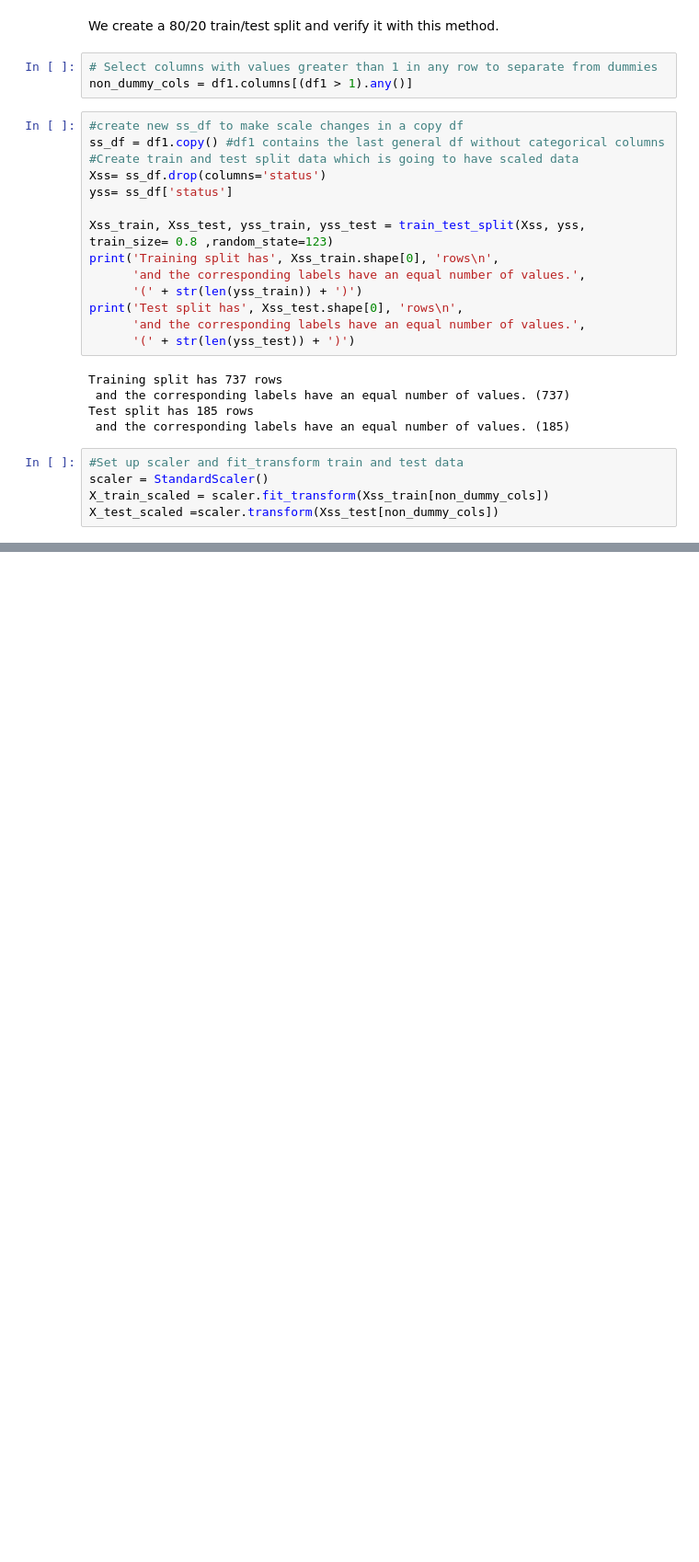
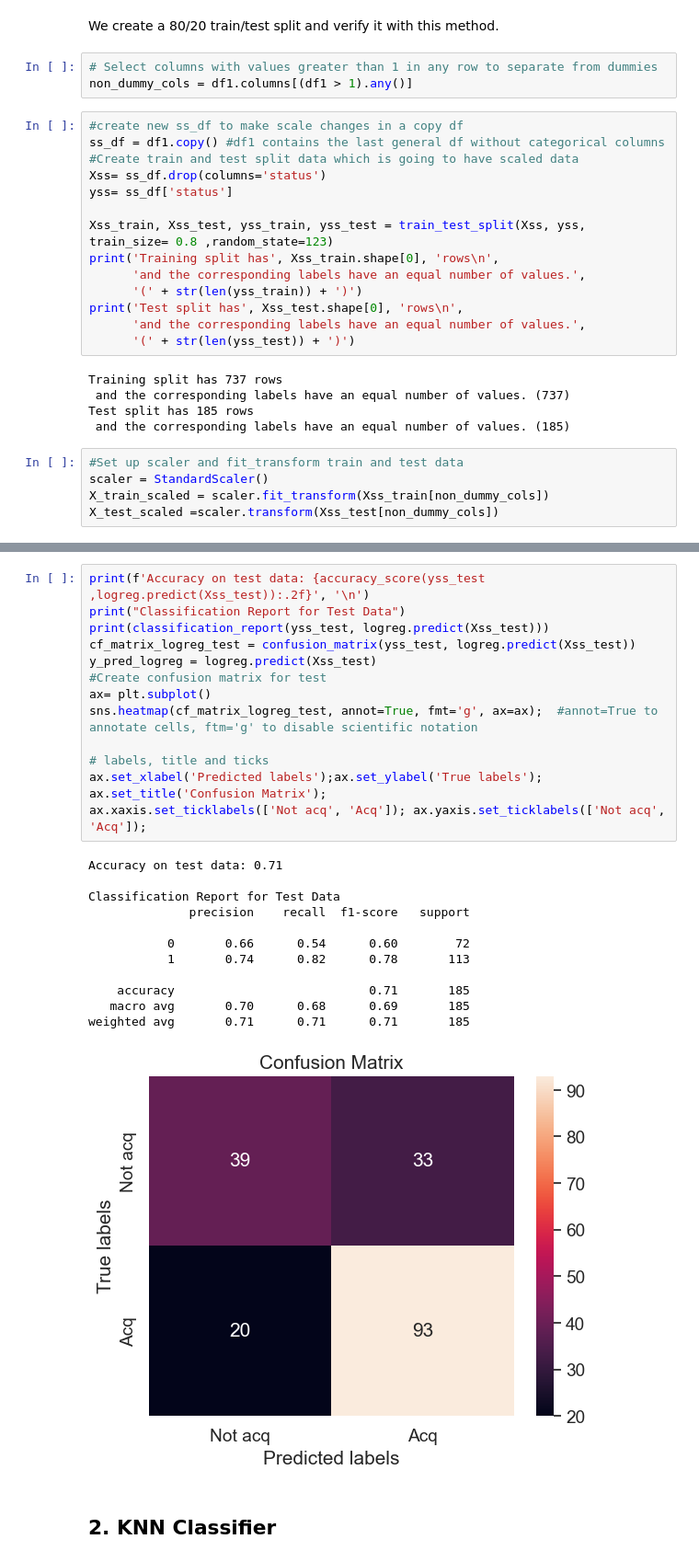
Before and after one commit to emurillo98/capstone-2, a Jupyter notebook: startup_prediction.ipynb, the cells around one changed output, grey strips where cells are left out. Shown at 92% size. Drawn from its saved outputs; the diff is of its cells as text; blank space fills up the shorter version.

```diff
--- a/startup_prediction.ipynb
+++ b/startup_prediction.ipynb
@@ -539,0 +630,29 @@ Xss_train.loc[Xss_train['funding_total_usd']>1]
+# %%
+print(f'Accuracy on test data: {accuracy_score(yss_test ,logreg.predict(Xss_test)):.2f}', '\n')
+print("Classification Report for Test Data")
+print(classification_report(yss_test, logreg.predict(Xss_test)))
+cf_matrix_logreg_test = confusion_matrix(yss_test, logreg.predict(Xss_test))
+y_pred_logreg = logreg.predict(Xss_test)
+#Create confusion matrix for test
+ax= plt.subplot()
+sns.heatmap(cf_matrix_logreg_test, annot=True, fmt='g', ax=ax);  #annot=True to annotate cells, ftm='g' to disable scientific notation
+
+# labels, title and ticks
+ax.set_xlabel('Predicted labels');ax.set_ylabel('True labels');
+ax.set_title('Confusion Matrix');
+ax.xaxis.set_ticklabels(['Not acq', 'Acq']); ax.yaxis.set_ticklabels(['Not acq', 'Acq']);
+# %% [output]
+Accuracy on test data: 0.71
+
+Classification Report for Test Data
+              precision    recall  f1-score   support
+
+           0       0.66      0.54      0.60        72
+           1       0.74      0.82      0.78       113
+
+    accuracy                           0.71       185
+   macro avg       0.70      0.68      0.69       185
+weighted avg       0.71      0.71      0.71       185
+[figure, added]
+# %% [markdown]
+## 2. KNN Classifier
```
Also changed, not shown: parts of 24 cells of this notebook.
